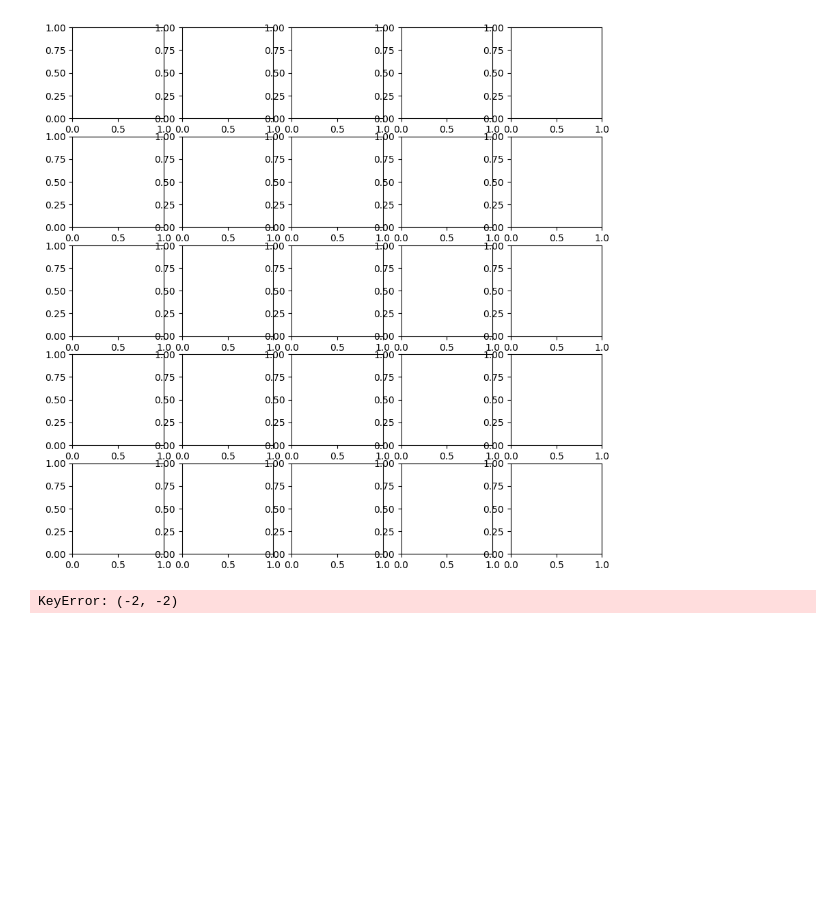
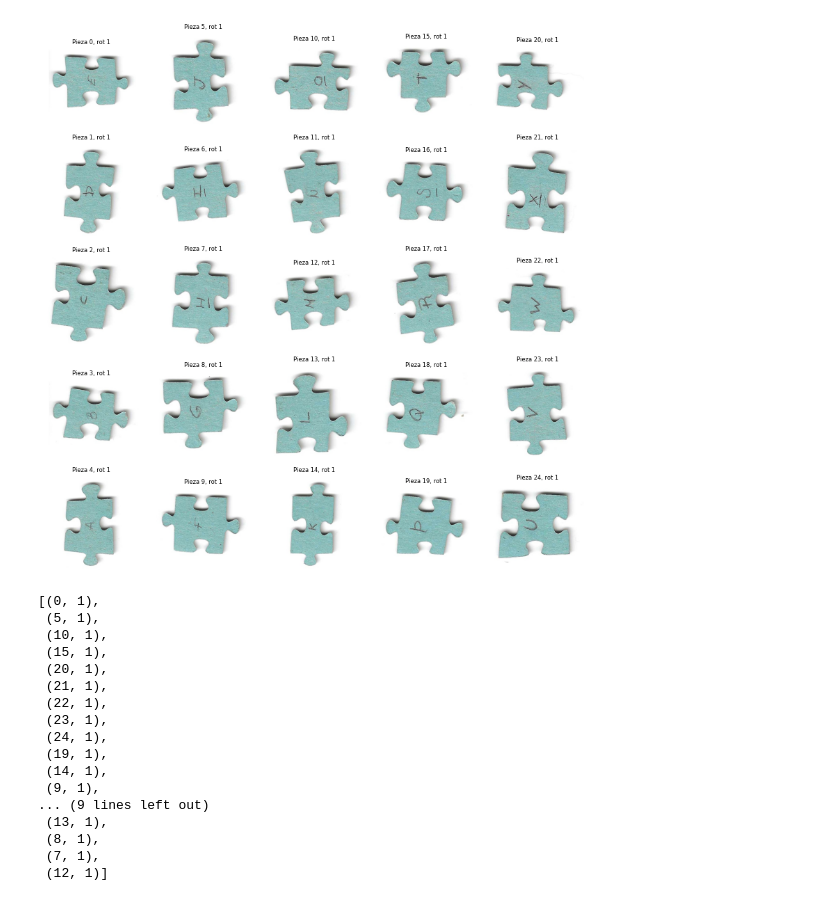
Before and after one commit to iocolopus/FAI_Jigsaw, a Jupyter notebook: solution_plot_test.ipynb, the cells around one changed output. Saved outputs shown, nothing was run; the diff lists cells and outputs as text; code cells hidden in the pictures; blank space fills up the shorter version.

Commit message:
plots animados

```diff
--- a/solution_plot_test.ipynb
+++ b/solution_plot_test.ipynb
@@ -1,8 +1,36 @@
 # %%
 from jigsaw import *
+# %%
+# Cargamos las piezas
+lista_piezas = [Piece(i)for i in range(25)]
+for i in range(5):
+    lista_piezas[i].edges[0].kind = "plano"
+    lista_piezas[i+20].edges[2].kind = "plano"
+    if i == 0:
+        for j in range(5):
+            lista_piezas[i+5*j].edges[1].kind = "plano"
+    if i == 4:
+        for j in range(5):
+            lista_piezas[i+5*j].edges[3].kind = "plano"
 # %%
-solver = Backtrack_solver([Piece(i) for i in range(25)])
-solver.solve()
+solver = Backtrack_solver(lista_piezas)
+solver.solve(plot_for_ipynb_t_1=True)
 # %% [output]
-[figure, old version]
+[figure, new version]
-KeyError: (-2, -2)
+[(0, 1),
+ (5, 1),
+ (10, 1),
+ (15, 1),
+ (20, 1),
+ (21, 1),
+ (22, 1),
+ (23, 1),
+ (24, 1),
+ (19, 1),
+ (14, 1),
+ (9, 1),
+... (9 lines left out)
+ (13, 1),
+ (8, 1),
+ (7, 1),
+ (12, 1)]
```
Also changed, not shown: parts of 2 cells of this notebook.
